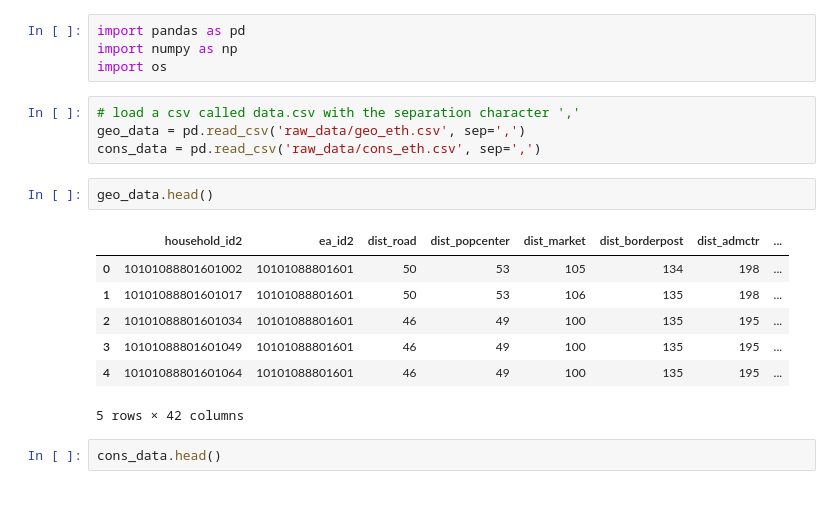
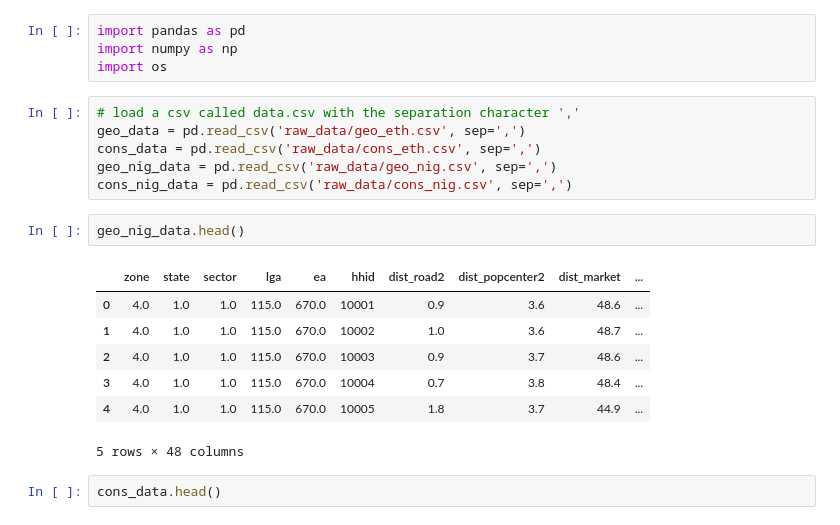
Before and after one commit to ladis-jil/Predicting-Economic-Activity-Satelite-Imagery, a Jupyter notebook: test_notebook.ipynb, the cells around one changed output. Cells and saved outputs as stored; diff of their text form.

```diff
--- a/test_notebook.ipynb
+++ b/test_notebook.ipynb
@@ -6,16 +6,18 @@ import os
 # load a csv called data.csv with the separation character ','
 geo_data = pd.read_csv('raw_data/geo_eth.csv', sep=',')
 cons_data = pd.read_csv('raw_data/cons_eth.csv', sep=',')
+geo_nig_data = pd.read_csv('raw_data/geo_nig.csv', sep=',')
+cons_nig_data = pd.read_csv('raw_data/cons_nig.csv', sep=',')
 # %%
-geo_data.head()
+geo_nig_data.head()
 # %% [output]
-|  | household_id2 | ea_id2 | dist_road | dist_popcenter | dist_market | dist_borderpost | dist_admctr | ... |
-| 0 | 10101088801601002 | 10101088801601 | 50 | 53 | 105 | 134 | 198 | ... |
-| 1 | 10101088801601017 | 10101088801601 | 50 | 53 | 106 | 135 | 198 | ... |
-| 2 | 10101088801601034 | 10101088801601 | 46 | 49 | 100 | 135 | 195 | ... |
-| 3 | 10101088801601049 | 10101088801601 | 46 | 49 | 100 | 135 | 195 | ... |
-| 4 | 10101088801601064 | 10101088801601 | 46 | 49 | 100 | 135 | 195 | ... |
+|  | zone | state | sector | lga | ea | hhid | dist_road2 | dist_popcenter2 | dist_market | ... |
+| 0 | 4.0 | 1.0 | 1.0 | 115.0 | 670.0 | 10001 | 0.9 | 3.6 | 48.6 | ... |
+| 1 | 4.0 | 1.0 | 1.0 | 115.0 | 670.0 | 10002 | 1.0 | 3.6 | 48.7 | ... |
+| 2 | 4.0 | 1.0 | 1.0 | 115.0 | 670.0 | 10003 | 0.9 | 3.7 | 48.6 | ... |
+| 3 | 4.0 | 1.0 | 1.0 | 115.0 | 670.0 | 10004 | 0.7 | 3.8 | 48.4 | ... |
+| 4 | 4.0 | 1.0 | 1.0 | 115.0 | 670.0 | 10005 | 1.8 | 3.7 | 44.9 | ... |
-5 rows × 42 columns
+5 rows × 48 columns
 # %%
 cons_data.head()
 # %% [output]
```
Also changed, not shown: parts of 9 cells of this notebook, 1 other file.
